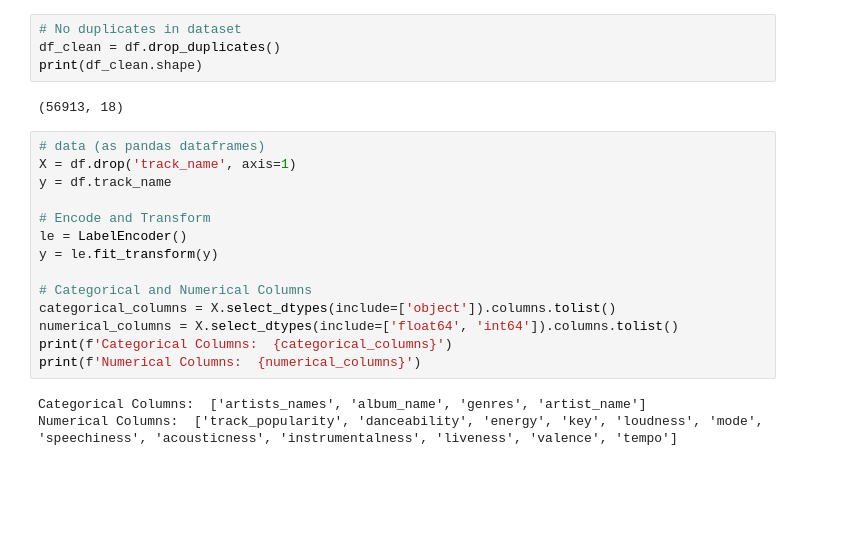
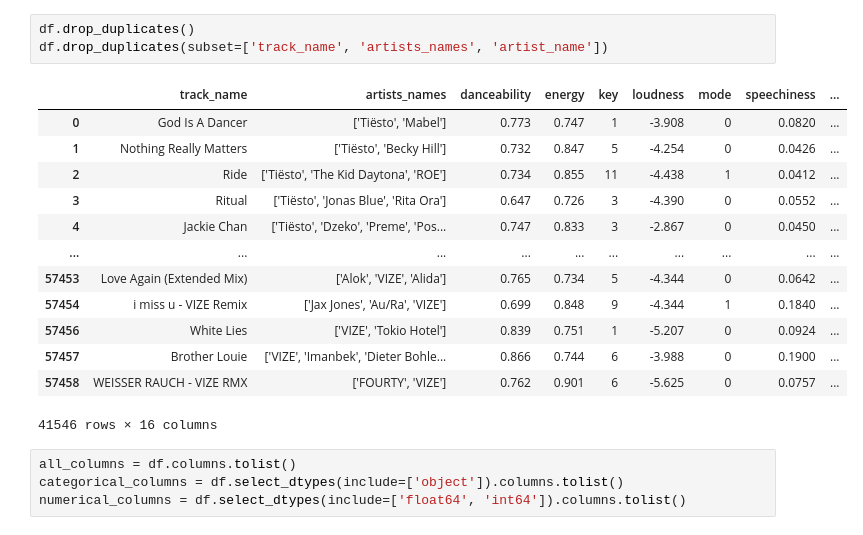
Before and after one commit to sugandhpurohit/BHMLAI_Capstone1, a Jupyter notebook: Capstone1.ipynb, the cells around one changed output. Saved outputs shown, nothing was run; the diff lists cells and outputs as text; blank space fills up the shorter version.

```diff
--- a/Capstone1.ipynb
+++ b/Capstone1.ipynb
@@ -66,23 +89,21 @@ plt.show()
-# %%
-# No duplicates in dataset
-df_clean = df.drop_duplicates()
-print(df_clean.shape)
-# %% [output]
-(56913, 18)
-# %%
-# data (as pandas dataframes)
-X = df.drop('track_name', axis=1)
-y = df.track_name
-
-# Encode and Transform
-le = LabelEncoder()
-y = le.fit_transform(y)
-
-# Categorical and Numerical Columns
-categorical_columns = X.select_dtypes(include=['object']).columns.tolist()
-numerical_columns = X.select_dtypes(include=['float64', 'int64']).columns.tolist()
-print(f'Categorical Columns:  {categorical_columns}')
-print(f'Numerical Columns:  {numerical_columns}')
-# %% [output]
-Categorical Columns:  ['artists_names', 'album_name', 'genres', 'artist_name']
-Numerical Columns:  ['track_popularity', 'danceability', 'energy', 'key', 'loudness', 'mode', 'speechiness', 'acousticness', 'instrumentalness', 'liveness', 'valence', 'tempo']
+# %%
+df.drop_duplicates()
+df.drop_duplicates(subset=['track_name', 'artists_names', 'artist_name'])
+# %% [output]
+|  | track_name | artists_names | danceability | energy | key | loudness | mode | speechiness | ... |
+| 0 | God Is A Dancer | ['Tiësto', 'Mabel'] | 0.773 | 0.747 | 1 | -3.908 | 0 | 0.0820 | ... |
+| 1 | Nothing Really Matters | ['Tiësto', 'Becky Hill'] | 0.732 | 0.847 | 5 | -4.254 | 0 | 0.0426 | ... |
+| 2 | Ride | ['Tiësto', 'The Kid Daytona', 'ROE'] | 0.734 | 0.855 | 11 | -4.438 | 1 | 0.0412 | ... |
+| 3 | Ritual | ['Tiësto', 'Jonas Blue', 'Rita Ora'] | 0.647 | 0.726 | 3 | -4.390 | 0 | 0.0552 | ... |
+| 4 | Jackie Chan | ['Tiësto', 'Dzeko', 'Preme', 'Pos... | 0.747 | 0.833 | 3 | -2.867 | 0 | 0.0450 | ... |
+| ... | ... | ... | ... | ... | ... | ... | ... | ... | ... |
+| 57453 | Love Again (Extended Mix) | ['Alok', 'VIZE', 'Alida'] | 0.765 | 0.734 | 5 | -4.344 | 0 | 0.0642 | ... |
+| 57454 | i miss u - VIZE Remix | ['Jax Jones', 'Au/Ra', 'VIZE'] | 0.699 | 0.848 | 9 | -4.344 | 1 | 0.1840 | ... |
+| 57456 | White Lies | ['VIZE', 'Tokio Hotel'] | 0.839 | 0.751 | 1 | -5.207 | 0 | 0.0924 | ... |
+| 57457 | Brother Louie | ['VIZE', 'Imanbek', 'Dieter Bohle... | 0.866 | 0.744 | 6 | -3.988 | 0 | 0.1900 | ... |
+| 57458 | WEISSER RAUCH - VIZE RMX | ['FOURTY', 'VIZE'] | 0.762 | 0.901 | 6 | -5.625 | 0 | 0.0757 | ... |
+41546 rows × 16 columns
+# %%
+all_columns = df.columns.tolist()
+categorical_columns = df.select_dtypes(include=['object']).columns.tolist()
+numerical_columns = df.select_dtypes(include=['float64', 'int64']).columns.tolist()
```
Also changed, not shown: parts of 19 cells of this notebook.
